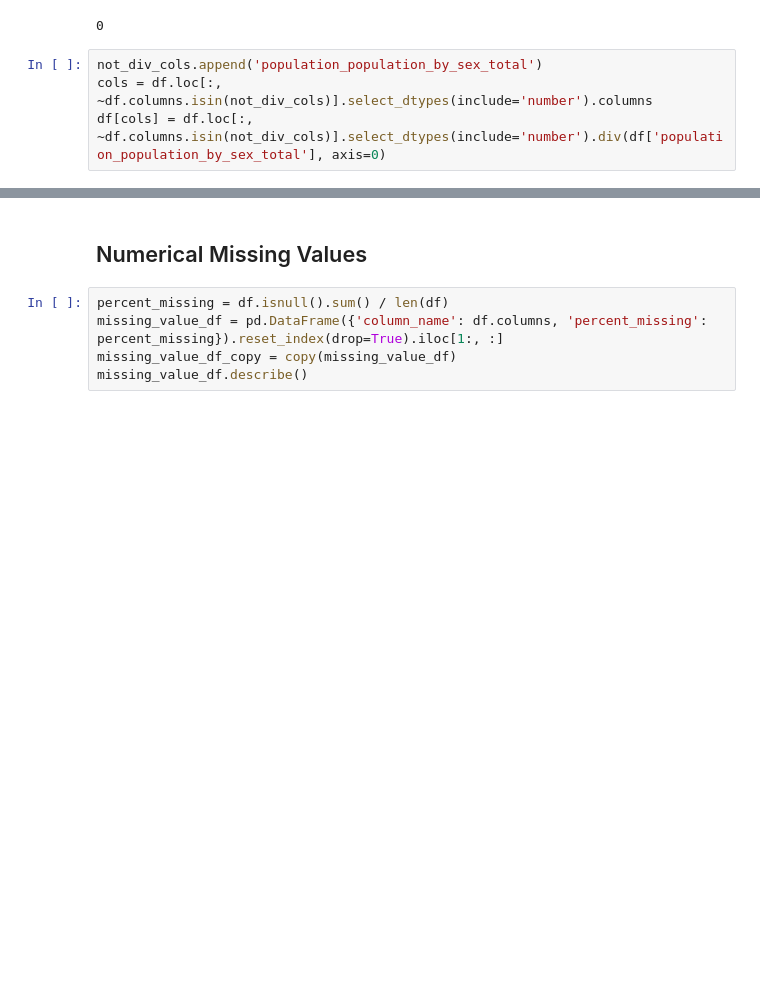
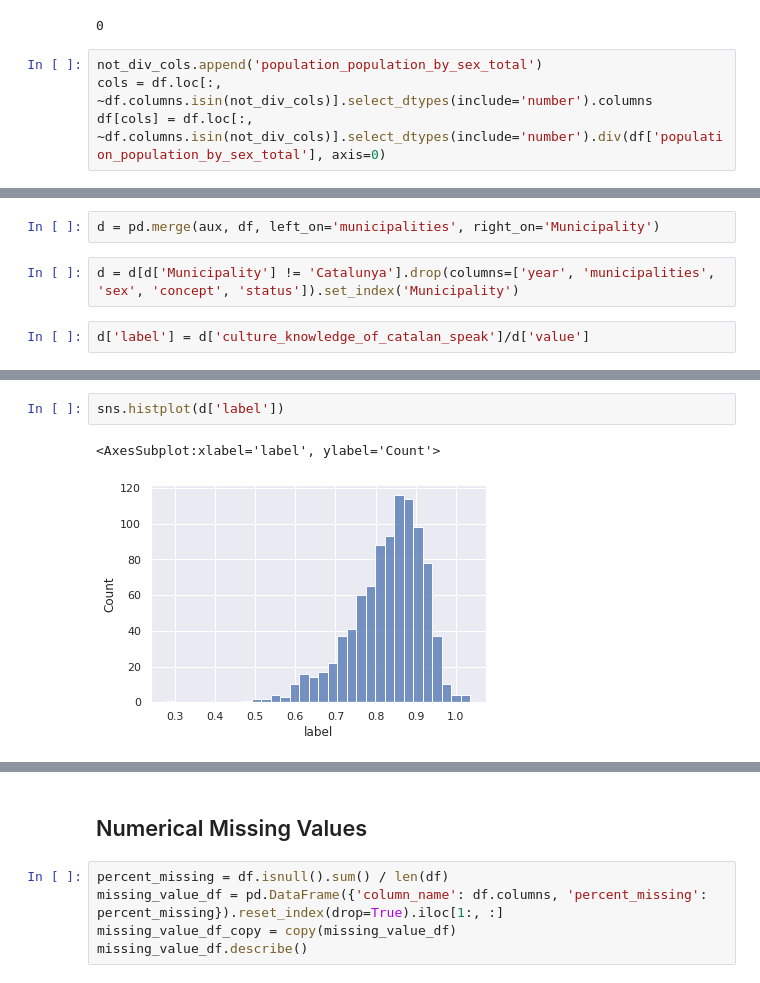
Before and after one commit to PimSchoolkate/CatalanLanguagePrediction, a Jupyter notebook: notebooks/01_preprocess.ipynb, the cells around one changed output, grey strips where cells are left out. Saved outputs shown, nothing was run; the diff lists cells and outputs as text; blank space fills up the shorter version.

```diff
--- a/notebooks/01_preprocess.ipynb
+++ b/notebooks/01_preprocess.ipynb
@@ -44,0 +83,6 @@ df[cols] = df.loc[:, ~df.columns.isin(not_div_cols)].select_dtypes(include='numb
+# %%
+d = pd.merge(aux, df, left_on='municipalities', right_on='Municipality')
+# %%
+d = d[d['Municipality'] != 'Catalunya'].drop(columns=['year', 'municipalities', 'sex', 'concept', 'status']).set_index('Municipality')
+# %%
+d['label'] = d['culture_knowledge_of_catalan_speak']/d['value']
@@ -44,0 +106,5 @@ df[cols] = df.loc[:, ~df.columns.isin(not_div_cols)].select_dtypes(include='numb
+# %%
+sns.histplot(d['label'])
+# %% [output]
+<AxesSubplot:xlabel='label', ylabel='Count'>
+[figure, added]
```
Also changed, not shown: parts of 28 cells of this notebook, 7 other files.
